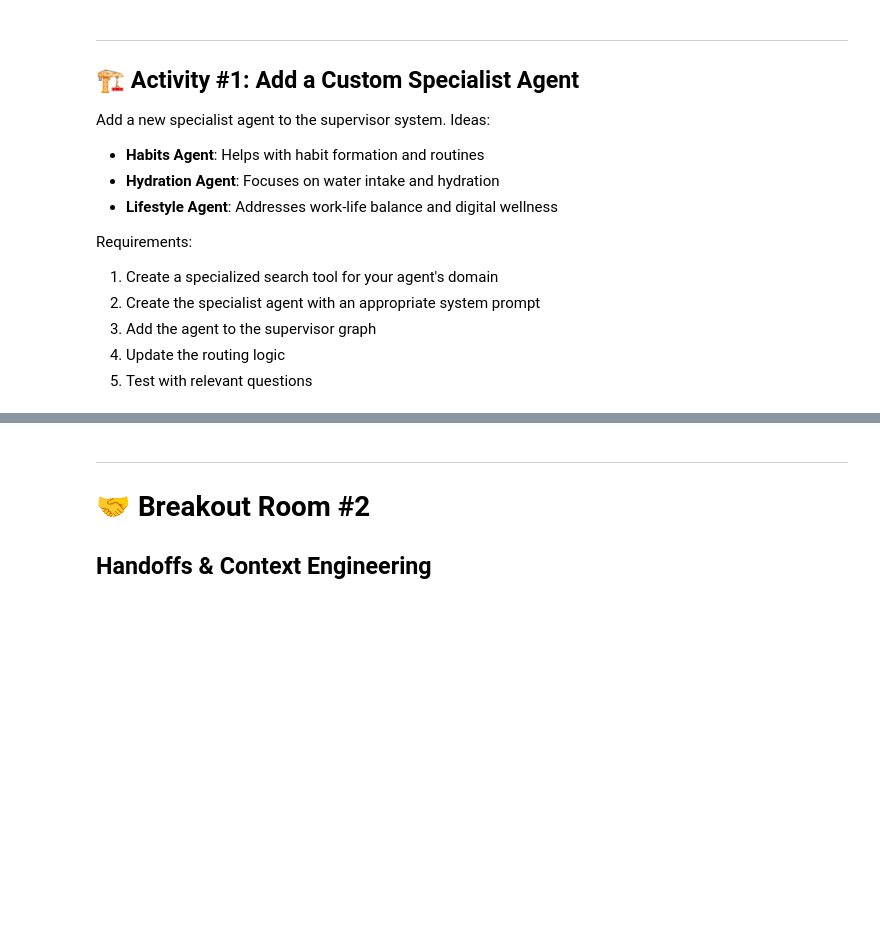
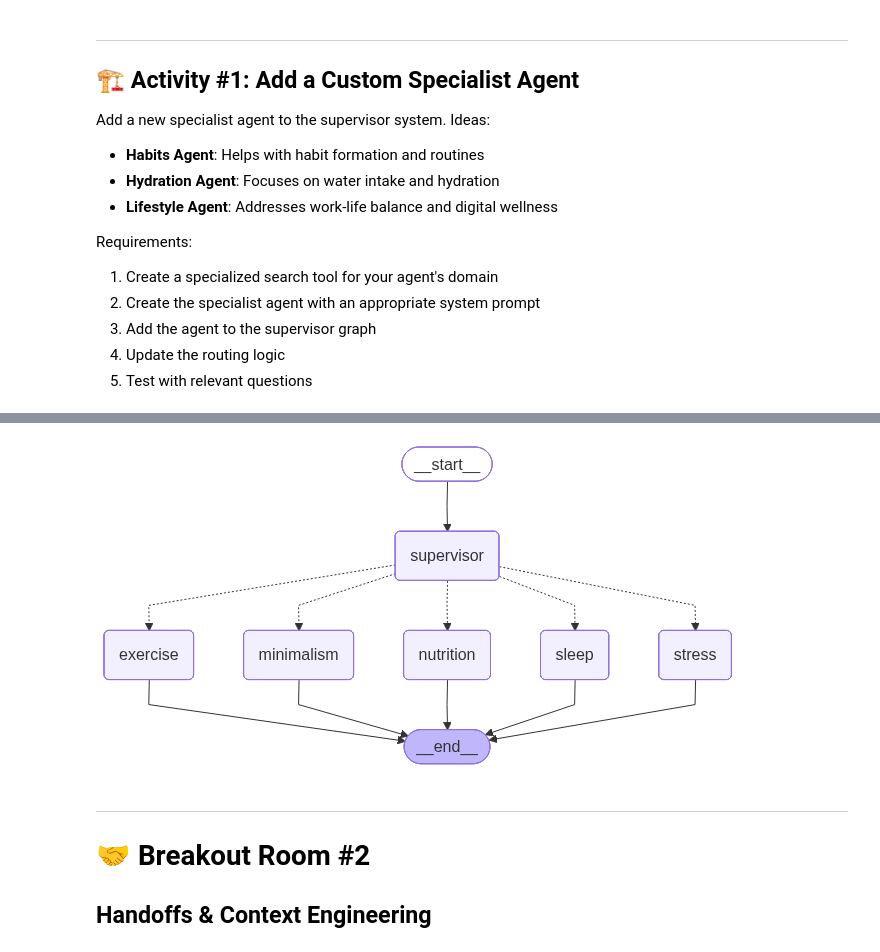
Before and after one commit to sireeshapulipati/AIE9, a Jupyter notebook: 05_Multi_Agent_with_LangGraph/Multi_Agent_Applications_Assignment.ipynb, the cells around one changed output, grey strips where cells are left out. Drawn from its saved outputs; the diff is of its cells as text; code cells hidden in the pictures; blank space fills up the shorter version.

```diff
--- a/05_Multi_Agent_with_LangGraph/Multi_Agent_Applications_Assignment.ipynb
+++ b/05_Multi_Agent_with_LangGraph/Multi_Agent_Applications_Assignment.ipynb
@@ -502,7 +499,7 @@ print("Testing with nutrition question")
 print("=" * 50)
 
 response = supervisor_graph.invoke({
-    "messages": [HumanMessage(content="What should I eat for better gut health?")]
+    "messages": [HumanMessage(content="What should I eat for better hair?")]
 })
 
 print("\nFinal Response:")
@@ -680,3 +797,14 @@ def search_my_domain(query: str) -> str:
+# %%
+# Visualize the graph
+try:
+    from IPython.display import display, Image
+    display(Image(supervisor_new_graph.get_graph().draw_mermaid_png()))
+except Exception as e:
+    print(f"Could not display graph: {e}")
+    print("\nGraph structure:")
+    print(supervisor_new_graph.get_graph().draw_ascii())
+# %% [output]
+[figure, added]
 # %% [markdown]
 ---
 #  🤝 Breakout Room #2
```
Also changed, not shown: parts of 28 cells of this notebook.
